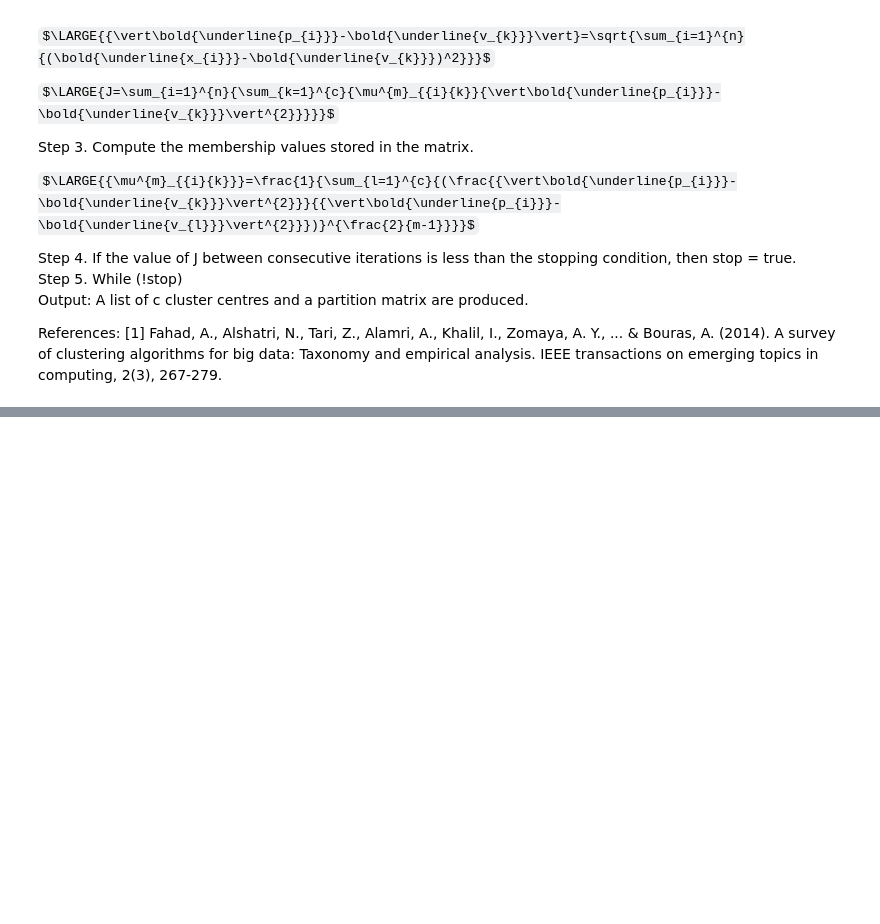
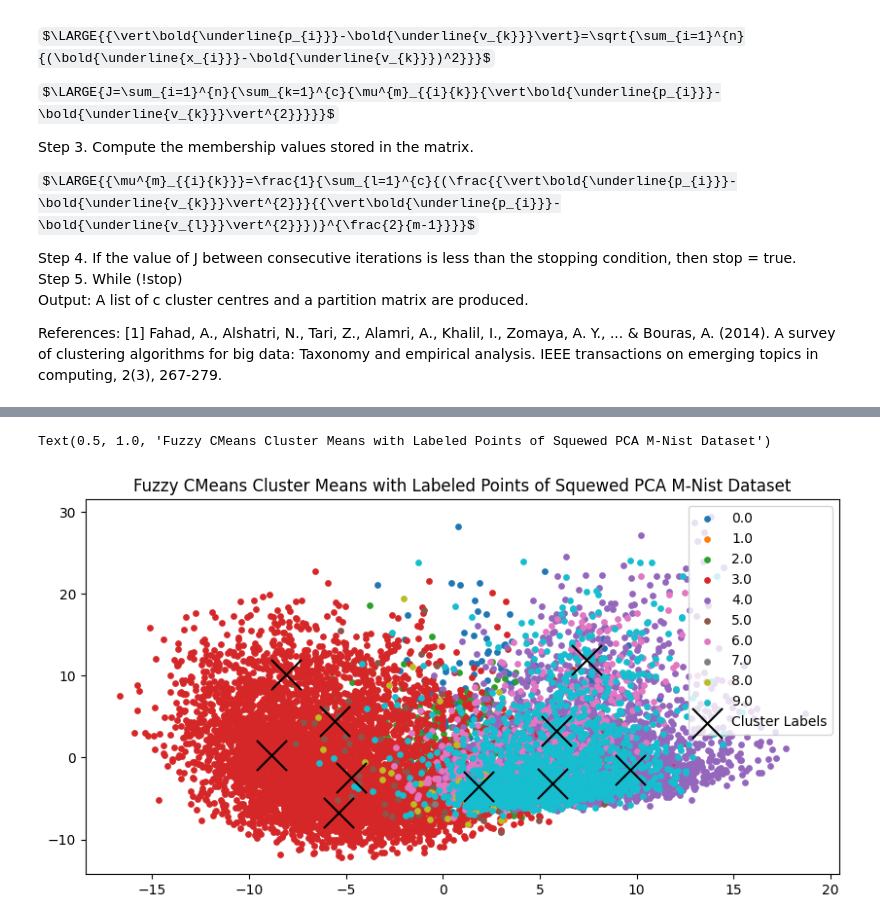
Before and after one commit to krisrjensen/csc730, a Jupyter notebook: assignment 2/20240122_original_Assignment_2.ipynb, the cells around one changed output, grey strips where cells are left out. Drawn from its saved outputs; the diff is of its cells as text; code cells hidden in the pictures; some formulas as TeX source; blank space fills up the shorter version.

```diff
--- a/assignment 2/20240122_original_Assignment_2.ipynb
+++ b/assignment 2/20240122_original_Assignment_2.ipynb
@@ -199,23 +200,17 @@ def fcm(p, n_clusters, max_iter=100, m=2, error=1e-5, random_state=42):
 #Apply fuzzy c-means this to both the dataset in the file (with 784 dimensions), as well as a PCA’d version of the data where you’ve reduced the dimensionality down to 2.
 #we can use the PCA function from sklearn.decomposition to reduce the dimensionality of the data down to 2 dimensions.
 from sklearn.decomposition import PCA
+from sklearn.preprocessing import StandardScaler
+
+scaler=StandardScaler()
+X_scaled=scaler.fit_transform(X)
 pca = PCA(n_components=2)
-X_pca = pca.fit_transform(X)
+X_pca = pca.fit_transform(X_scaled)
 print(X_pca.shape)
 
 #plot the results of the clustering on the original data and the PCA’d data, and compare the results.
 
-full_D = fcm(X, 10, max_iter=10, m=2, error=10, random_state=42)
-pca_D = fcm(X_pca, 10, max_iter=100, m=2, error=10, random_state=42)
-
-plt.figure(figsize=(10, 5))
-plt.subplot(1, 2, 1)
-plt.scatter(X[:, 0], X[:, 1], c=full_D.argmax(axis=1), cmap='rainbow')
-plt.title('Original data')
-plt.subplot(1, 2, 2)
-plt.scatter(X_pca[:, 0], X_pca[:, 1], c=pca_D.argmax(axis=1), cmap='rainbow')
-plt.title('PCA data')
-plt.savefig('fcm.png', dpi=300)
-plt.show()
+pca_mu, pca_v, pca_j, pca_iteration_time  = fcm(X_pca, 10, max_iter=100, m=2, error=1, random_state=42)
+full_mu, full_v, full_j, full_iteration_time = fcm(X, 10, max_iter=10, m=2, error=1, random_state=42)
 # %% [output]
 (12244, 2)
@@ -234,0 +233,14 @@ iteration 12 took 0:01:07.458988 seconds. stop = 1405.25
+# %%
+clusters = np.unique(y)
+
+plt.figure(figsize=(10, 5))
+for cl_num in np.unique(clusters):
+    inds = np.where(y == cl_num)[0]
+    plt.scatter(X_pca[inds,0],X_pca[inds,1], marker = 'o', s = 15, label = cl_num)
+
+plt.scatter(pca_v[:, 0], pca_v[:,1], marker='x', c= 'black', s=500, label='Cluster Labels')
+plt.legend()
+plt.title('Fuzzy CMeans Cluster Means with Labeled Points of Squewed PCA M-Nist Dataset')
+# %% [output]
+Text(0.5, 1.0, 'Fuzzy CMeans Cluster Means with Labeled Points of Squewed PCA M-Nist Dataset')
+[figure, added]
```
Also changed, not shown: parts of 6 cells of this notebook, 3 other files.
